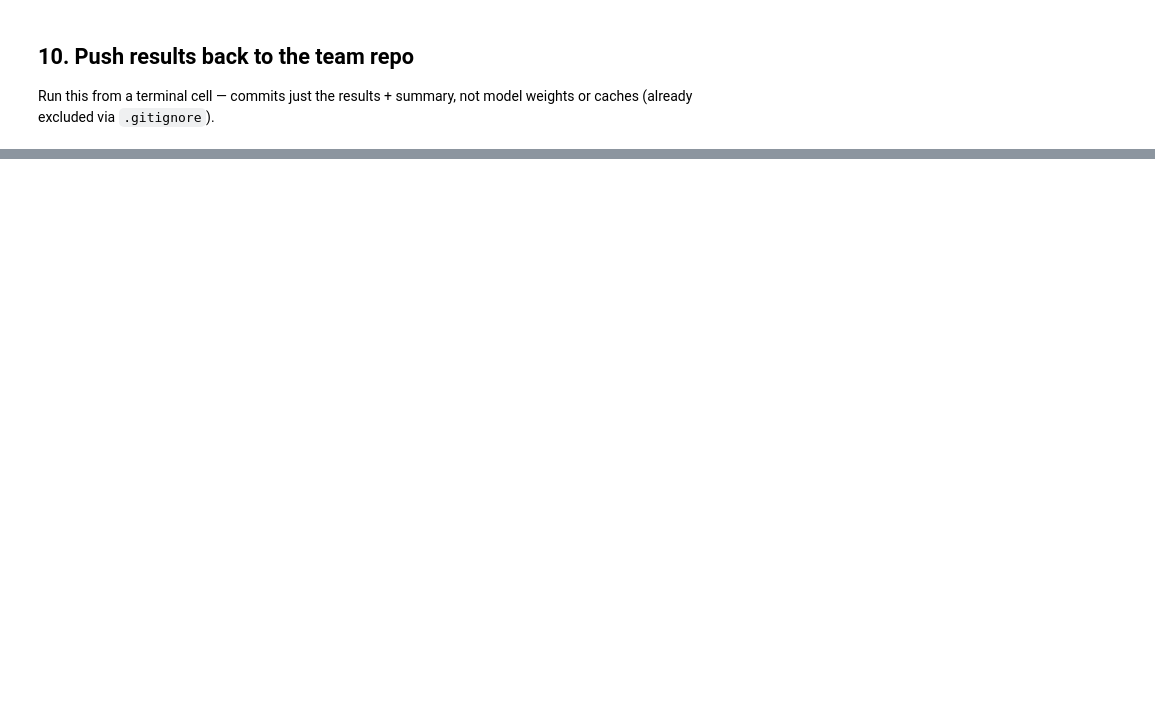
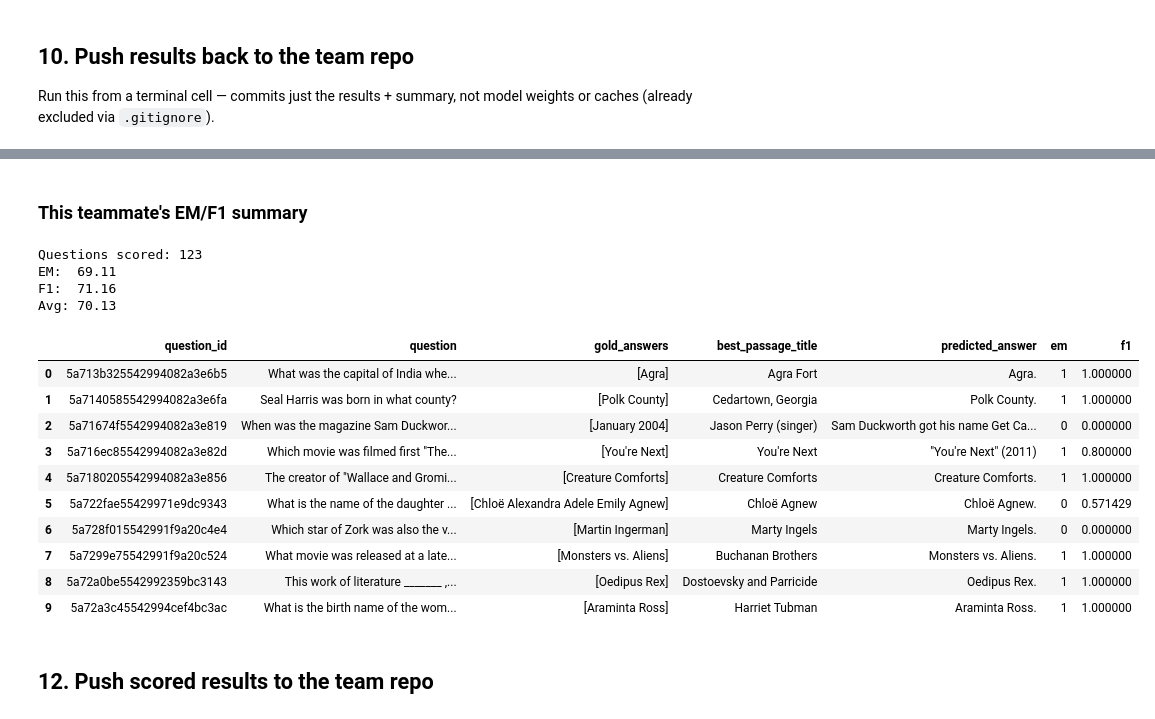
Before and after one commit to shaira-tahsin/CSE465-GainRAG, a Jupyter notebook: notebooks/gain_calc_demo.ipynb, the cells around one changed output, grey strips where cells are left out. Saved outputs shown, nothing was run; the diff lists cells and outputs as text; code cells hidden in the pictures; blank space fills up the shorter version.

```diff
--- a/notebooks/gain_calc_demo.ipynb
+++ b/notebooks/gain_calc_demo.ipynb
@@ -483,0 +586,7 @@ or caches (already excluded via `.gitignore`).
+# %%
+# --- Small test first: just 5 questions ---
+SCORED_FILE = RESULTS_FILE.replace("_results.jsonl", "_scored.jsonl")
+TEST_SCORED_FILE = SCORED_FILE.replace(".jsonl", "_TEST5.jsonl")
+TEST_RESULTS_FILE_FOR_SCORING = RESULTS_FILE.replace(".jsonl", "_TEST5.jsonl")  # from Section 7's test run
+
+run_generate_and_score(FILTERED_SHARD_FILE, TEST_RESULTS_FILE_FOR_SCORING, TEST_SCORED_FILE, limit=5)
@@ -483,0 +601,3 @@ or caches (already excluded via `.gitignore`).
+# %%
+# --- Once the test looks correct, score the full shard ---
+run_generate_and_score(FILTERED_SHARD_FILE, RESULTS_FILE, SCORED_FILE)
@@ -483,0 +673,38 @@ or caches (already excluded via `.gitignore`).
+# %% [markdown]
+### This teammate's EM/F1 summary
+# %%
+scored_rows = []
+with open(SCORED_FILE) as f:
+    for line in f:
+        scored_rows.append(json.loads(line))
+
+scored_df = pd.DataFrame(scored_rows)
+avg_em = scored_df["em"].mean() * 100
+avg_f1 = scored_df["f1"].mean() * 100
+avg_avg = (avg_em + avg_f1) / 2
+
+print(f"Questions scored: {len(scored_df)}")
+print(f"EM:  {avg_em:.2f}")
+print(f"F1:  {avg_f1:.2f}")
+print(f"Avg: {avg_avg:.2f}")
+
+scored_df.to_csv(os.path.join(RESULTS_DIR, "scored_table.csv"), index=False)
+scored_df.head(10)
+# %% [output]
+Questions scored: 123
+EM:  69.11
+F1:  71.16
+Avg: 70.13
+|  | question_id | question | gold_answers | best_passage_title | predicted_answer | em | f1 |
+| 0 | 5a713b325542994082a3e6b5 | What was the capital of India whe... | [Agra] | Agra Fort | Agra. | 1 | 1.000000 |
+| 1 | 5a7140585542994082a3e6fa | Seal Harris was born in what county? | [Polk County] | Cedartown, Georgia | Polk County. | 1 | 1.000000 |
+| 2 | 5a71674f5542994082a3e819 | When was the magazine Sam Duckwor... | [January 2004] | Jason Perry (singer) | Sam Duckworth got his name Get Ca... | 0 | 0.000000 |
+| 3 | 5a716ec85542994082a3e82d | Which movie was filmed first "The... | [You're Next] | You're Next | "You're Next" (2011) | 1 | 0.800000 |
+| 4 | 5a7180205542994082a3e856 | The creator of "Wallace and Gromi... | [Creature Comforts] | Creature Comforts | Creature Comforts. | 1 | 1.000000 |
+| 5 | 5a722fae55429971e9dc9343 | What is the name of the daughter ... | [Chloë Alexandra Adele Emily Agnew] | Chloë Agnew | Chloë Agnew. | 0 | 0.571429 |
+| 6 | 5a728f015542991f9a20c4e4 | Which star of Zork was also the v... | [Martin Ingerman] | Marty Ingels | Marty Ingels. | 0 | 0.000000 |
+| 7 | 5a7299e75542991f9a20c524 | What movie was released at a late... | [Monsters vs. Aliens] | Buchanan Brothers | Monsters vs. Aliens. | 1 | 1.000000 |
+| 8 | 5a72a0be5542992359bc3143 | This work of literature _______ ,... | [Oedipus Rex] | Dostoevsky and Parricide | Oedipus Rex. | 1 | 1.000000 |
+| 9 | 5a72a3c45542994cef4bc3ac | What is the birth name of the wom... | [Araminta Ross] | Harriet Tubman | Araminta Ross. | 1 | 1.000000 |
+# %% [markdown]
+## 12. Push scored results to the team repo
```
Also changed, not shown: parts of 17 cells of this notebook.
